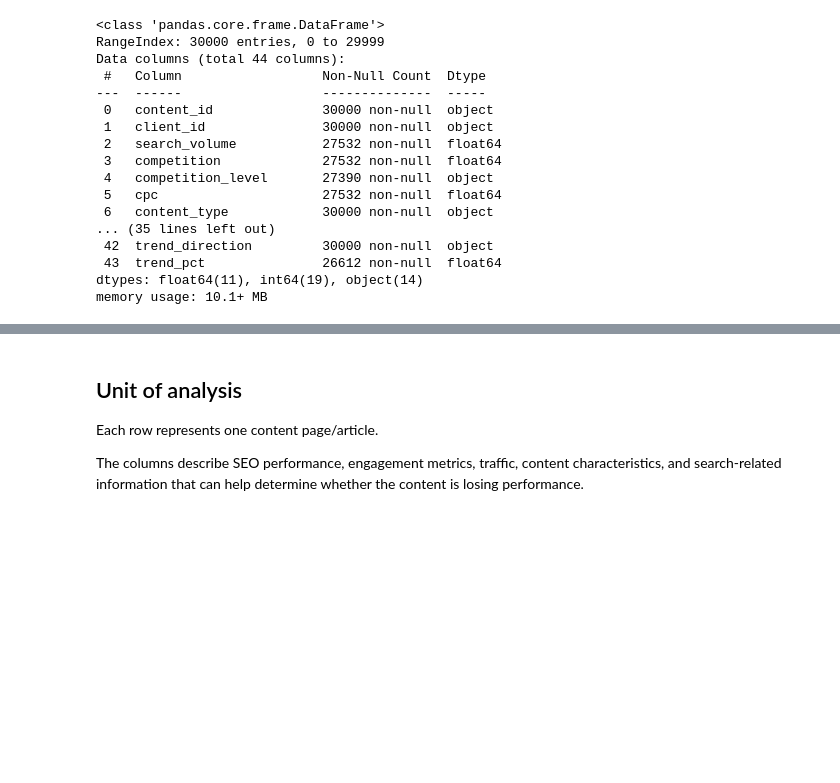
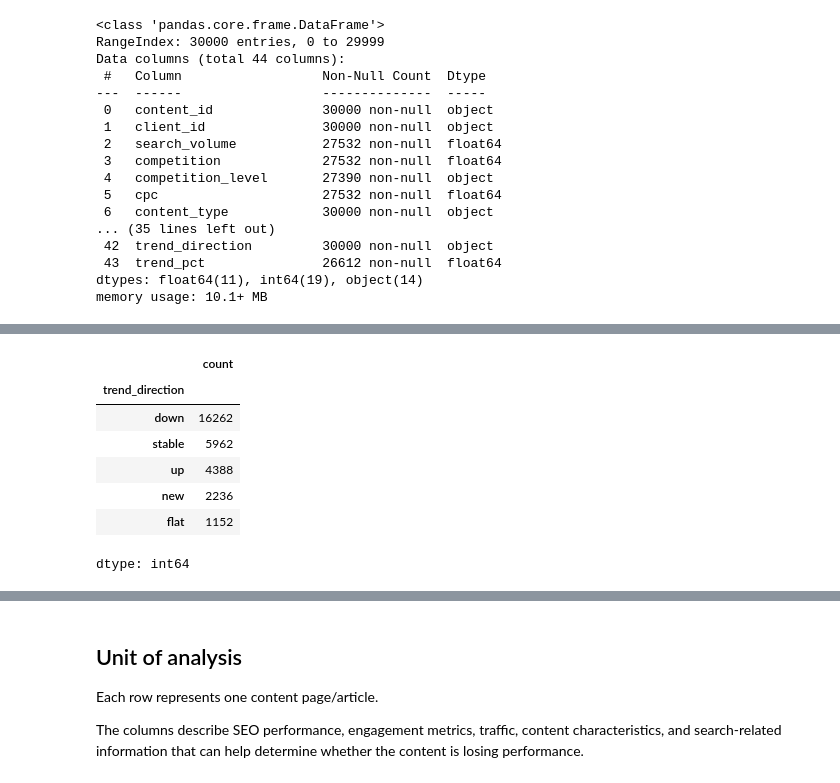
Before and after one commit to MukibHossain/ml-internship-starter, a Jupyter notebook: work/notebooks/w02_ml_task_framing.ipynb, the cells around one changed output, grey strips where cells are left out. Saved outputs shown, nothing was run; the diff lists cells and outputs as text; code cells hidden in the pictures; blank space fills up the shorter version.

```diff
--- a/work/notebooks/w02_ml_task_framing.ipynb
+++ b/work/notebooks/w02_ml_task_framing.ipynb
@@ -67,0 +81,11 @@ memory usage: 10.1+ MB
+# %%
+df["trend_direction"].value_counts()
+# %% [output]
+|  | count |
+| trend_direction |  |
+| down | 16262 |
+| stable | 5962 |
+| up | 4388 |
+| new | 2236 |
+| flat | 1152 |
+dtype: int64
```
Also changed, not shown: parts of 2 cells of this notebook.
